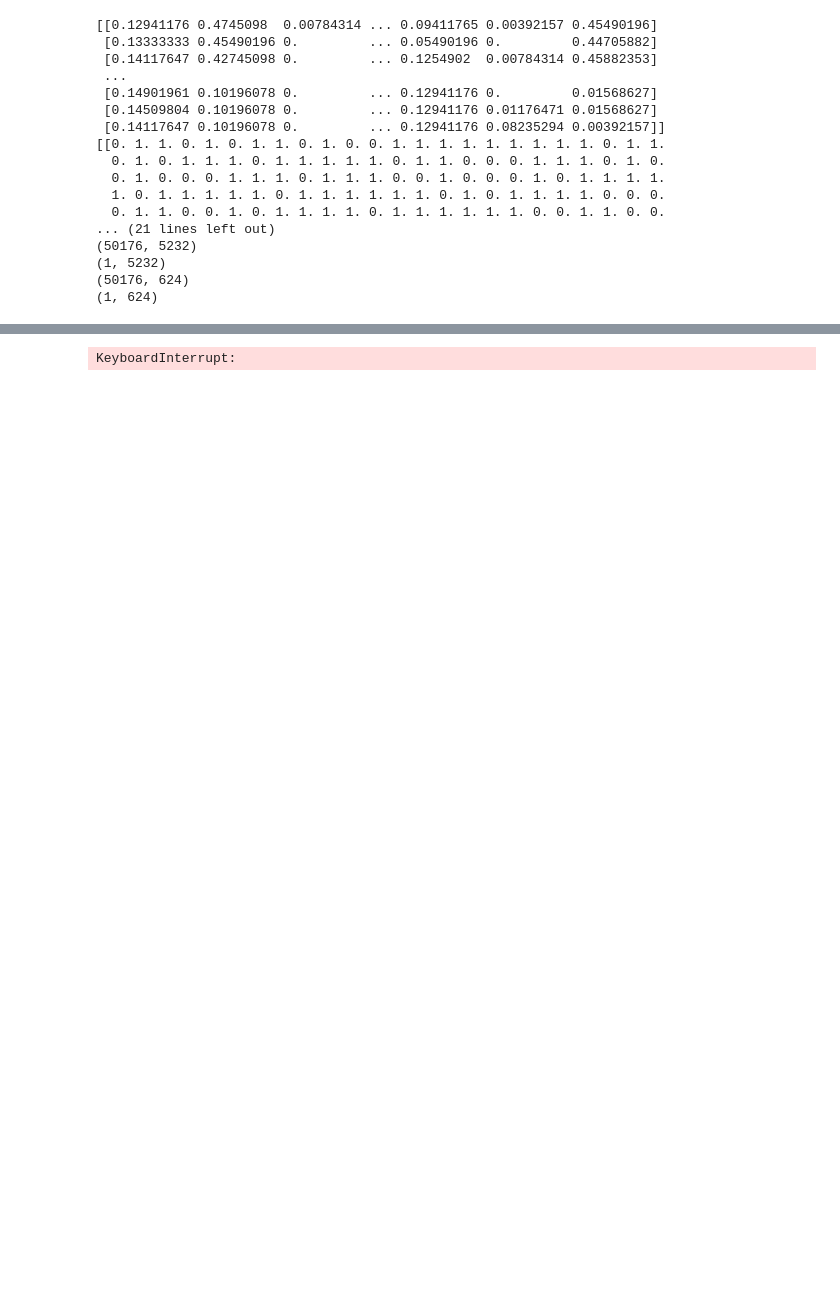
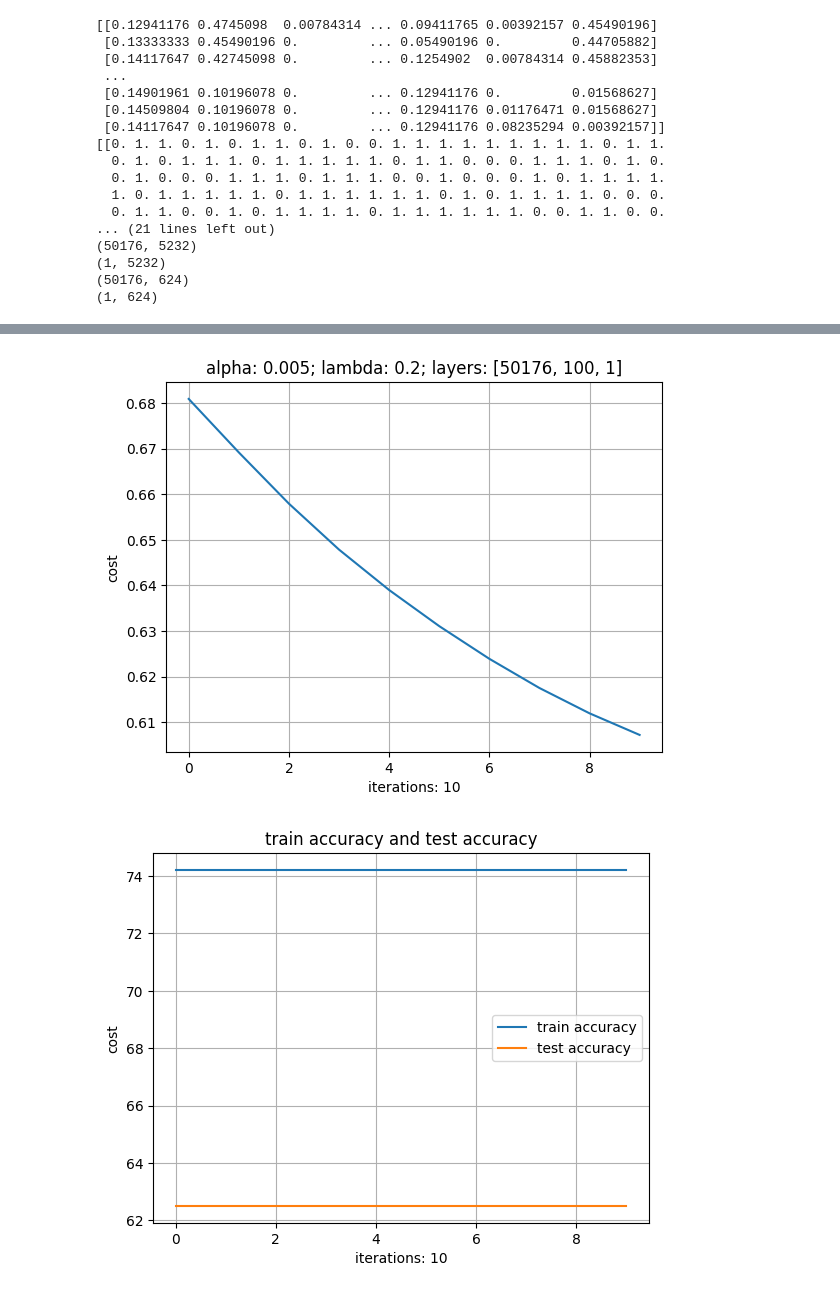
Before and after one commit to leeeaaa/PneumoniaDetection, a Jupyter notebook: PneumoniaDetection.ipynb, the cells around one changed output, grey strips where cells are left out. Cells and saved outputs as stored; diff of their text form; code cells hidden in the pictures; blank space fills up the shorter version.

```diff
--- a/PneumoniaDetection.ipynb
+++ b/PneumoniaDetection.ipynb
@@ -416,7 +415,7 @@ lambd = 0.2
 number_of_iterations = 10
 print_cost = True
 print_graph = True
-regularization = False
+regularization = True
 
 # Build a model with a n_h-dimensional hidden layer
 parameters, costs, train_accuracy_values, test_accuracy_values = nn_model(
@@ -434,7 +433,10 @@ parameters, costs, train_accuracy_values, test_accuracy_values = nn_model(
 plt.plot(costs)
 plt.ylabel('cost')
 plt.xlabel('iterations: {}'.format(str(number_of_iterations)))
-plt.title("alpha: {}; lambda: {}; layers: {}".format(str(learning_rate), str(lambd), str(layer_dims)))
+if regularization:
+    plt.title("alpha: {}; lambda: {}; layers: {}".format(str(learning_rate), str(lambd), str(layer_dims)))
+else:
+    plt.title("alpha: {}; layers: {}".format(str(learning_rate), str(layer_dims)))
 plt.grid(True)
 plt.show()
 
@@ -468 +470,2 @@ Cost after iteration 49: 5.64e-01
-KeyboardInterrupt:
+[figure, added]
+[figure, added]
```
Also changed, not shown: parts of 2 cells of this notebook.
